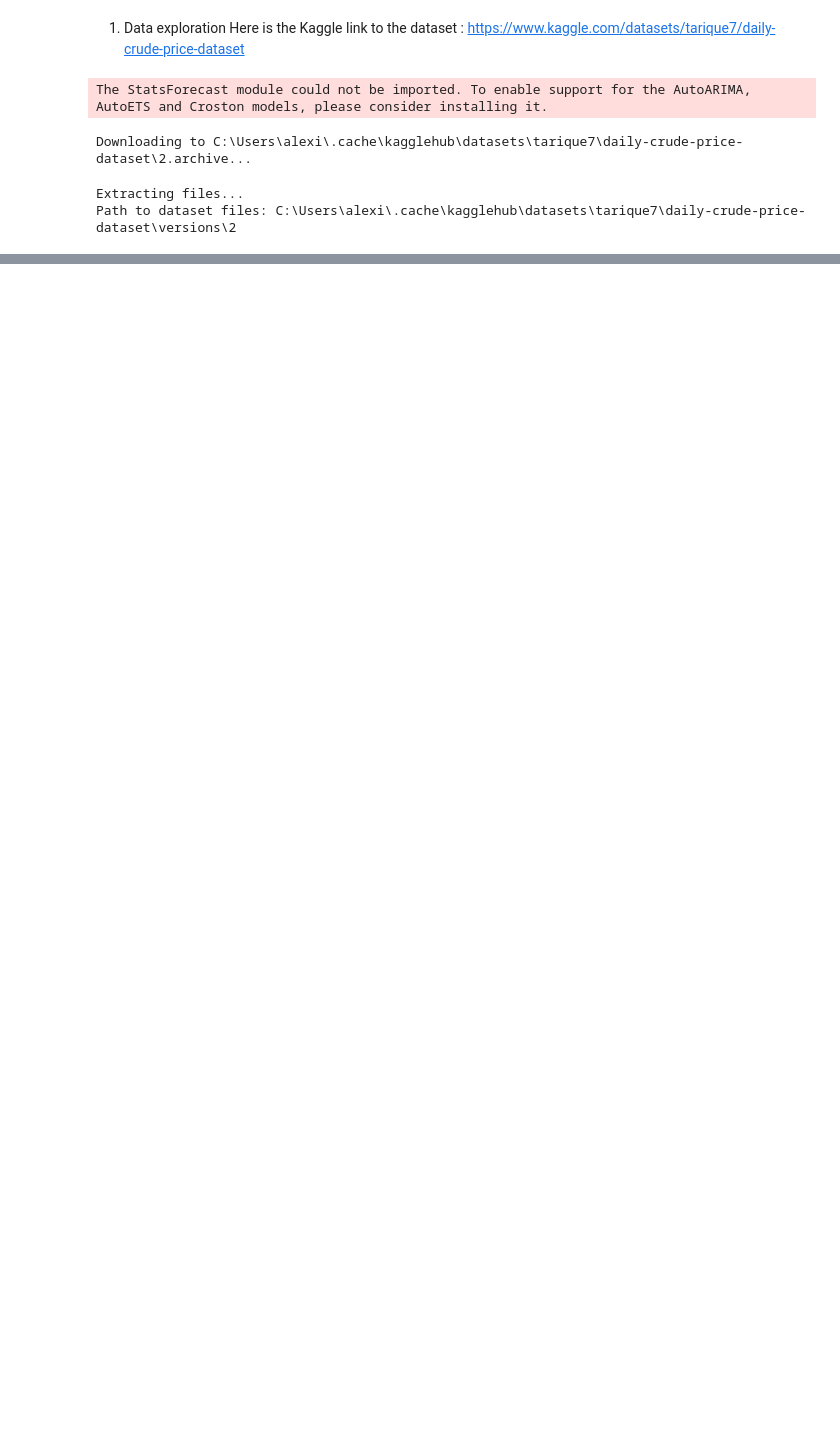
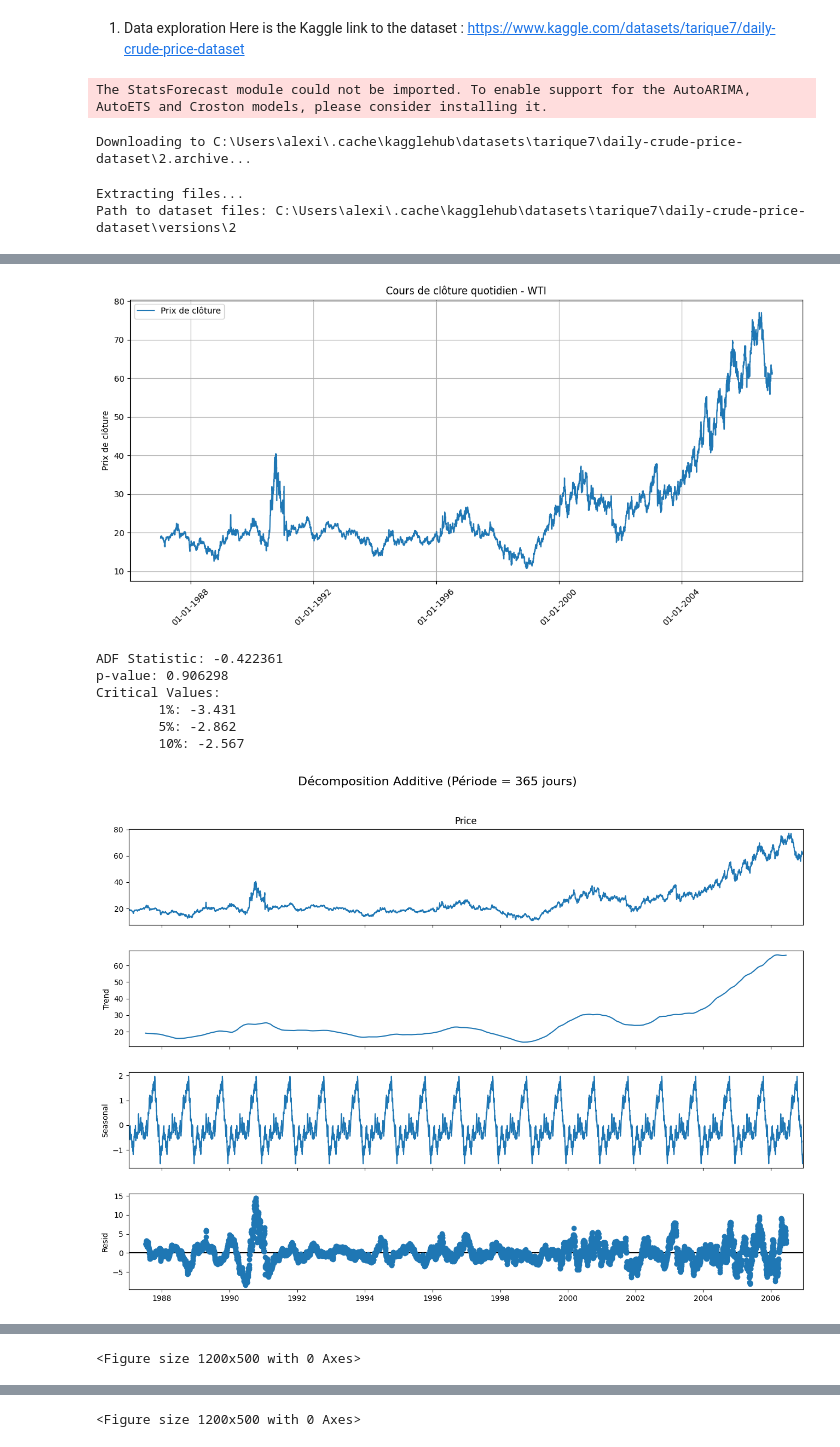
Before and after one commit to alexisgardy8-design/ML_price_modeling, a Jupyter notebook: price_modeling.ipynb, the cells around one changed output, grey strips where cells are left out. Drawn from its saved outputs; the diff is of its cells as text; code cells hidden in the pictures; blank space fills up the shorter version.

```diff
--- a/price_modeling.ipynb
+++ b/price_modeling.ipynb
@@ -75,6 +75,8 @@ df['Vol.'] = df['Vol.'].fillna(df['Vol.'].rolling(window=30, min_periods=1).mean
 #dropping the "Change %" column since it is not useful for our analysis
 df = df.drop(columns=['Change %'])
 
+df = df.asfreq('D').ffill()
+
 print(df.info())
 # %% [output]
 <class 'pandas.core.frame.DataFrame'>
@@ -98,0 +107,70 @@ The data are now clean, filling the na found in the volume column with a 30-days
+# %%
+TICKER = "WTI"
+# Crude oil price visualisation
+plt.figure(figsize=(12,6))
+plt.plot(df.index, df['Price'], label='Prix de clôture')
+# Formatage de l'axe des x
+plt.gca().xaxis.set_major_locator(mdates.AutoDateLocator())
+plt.gca().xaxis.set_major_formatter(mdates.DateFormatter('%m-%d-%Y'))
+plt.xticks(rotation=45)
+plt.ylabel("Prix de clôture")
+plt.title(f"Cours de clôture quotidien - {TICKER}")
+plt.legend()
+plt.grid()
+plt.tight_layout()
+plt.show()
+
+#Augmented Dickey-Fuller test
+result = adfuller(df['Price'])
+print('ADF Statistic: %f' % result[0])
+print('p-value: %f' % result[1])
+print('Critical Values:')
+for key, value in result[4].items():
+    print('\t%s: %.3f' % (key, value))
+
+# Additive seasonal decomposition
+model = 'additive'
+period = 365  # Période de saisonnalité (1 an)
+result = seasonal_decompose(df['Price'], model=model, period=period)
+fig = result.plot()
+fig.set_size_inches(14, 10)
+plt.suptitle(f"Décomposition {model.capitalize()} (Période = {period} jours)", fontsize=16, y=1.02)
+plt.show()
+
+# Multiplicative seasonal decomposition
+result = seasonal_decompose(df['Price'], model='multiplicative', period=period)
+fig = result.plot()
+fig.set_size_inches(14, 10)
+plt.suptitle(f"Décomposition Multiplicative (Période = {period} jours)", fontsize=16, y=1.02)
+plt.show()
+
+# Month Seasonality
+monthly_series = df['Price'].resample('MS').mean()
+fig = month_plot(monthly_series)
+fig.set_size_inches(12, 6)
+plt.suptitle(f"Saisonnalité par mois (Moyenne mensuelle) - {TICKER}", fontsize=16, y=1.02)
+plt.show()
+
+
+# Autocorrelation
+plt.figure(figsize=(12, 5))
+plot_acf(df['Price'], lags=50)
+plt.title(f"Autocorrélation (ACF) - {TICKER}")
+plt.tight_layout()
+plt.show()
+
+# Partial Autocorrelation
+plt.figure(figsize=(12, 5))
+plot_pacf(df['Price'], lags=50)
+plt.title(f"Autocorrélation partielle (PACF) - {TICKER}")
+plt.tight_layout()
+plt.show()
+# %% [output]
+[figure, added]
+ADF Statistic: -0.422361
+p-value: 0.906298
+Critical Values:
+        1%: -3.431
+        5%: -2.862
+        10%: -2.567
+[figure, added]
@@ -98,0 +179 @@ The data are now clean, filling the na found in the volume column with a 30-days
+<Figure size 1200x500 with 0 Axes>
@@ -98,0 +181 @@ The data are now clean, filling the na found in the volume column with a 30-days
+<Figure size 1200x500 with 0 Axes>
```
Also changed, not shown: parts of 6 cells of this notebook, 1 other file.
